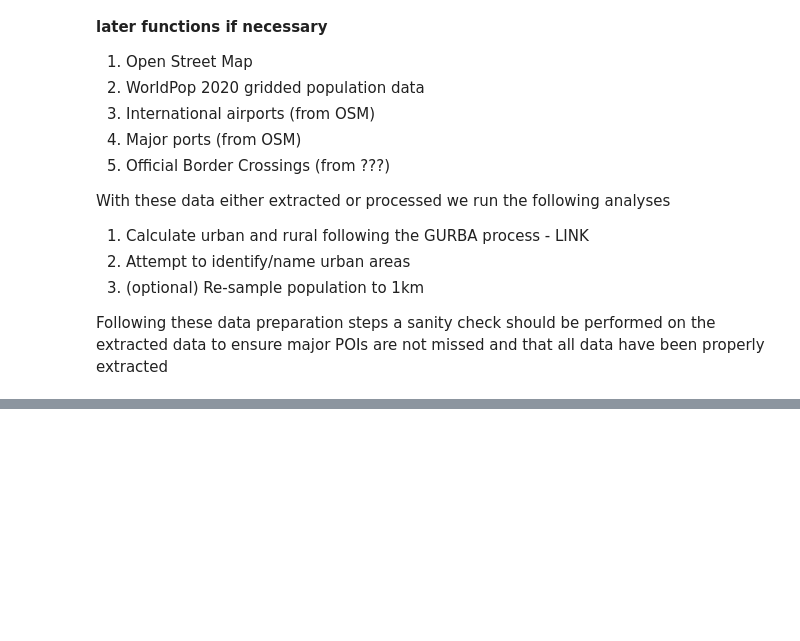
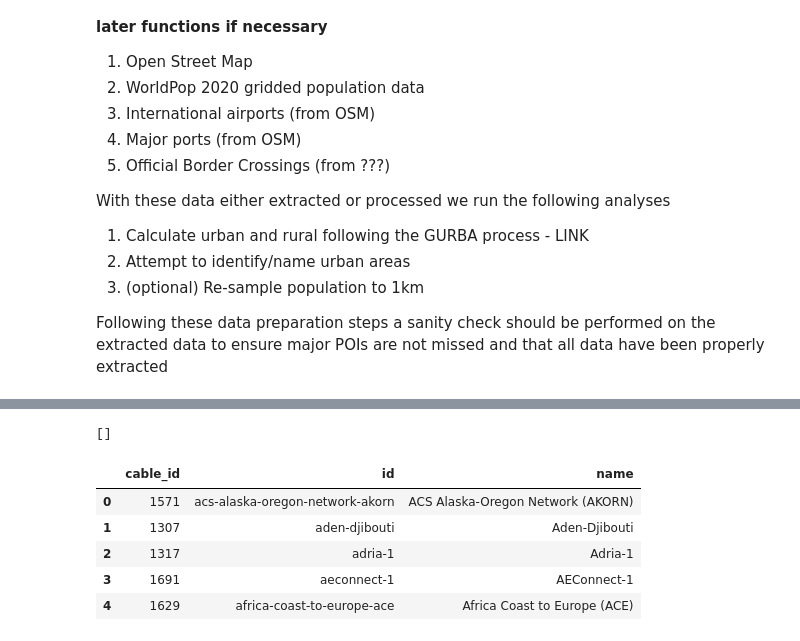
Before and after one commit to worldbank/INFRA_SAP, a Jupyter notebook: Notebooks/DP_INFRA_GLO_B__DataPreparation.ipynb, the cells around one changed output, grey strips where cells are left out. Drawn from its saved outputs; the diff is of its cells as text; code cells hidden in the pictures; blank space fills up the shorter version.

```diff
--- a/Notebooks/DP_INFRA_GLO_B__DataPreparation.ipynb
+++ b/Notebooks/DP_INFRA_GLO_B__DataPreparation.ipynb
@@ -59,0 +273,21 @@ wp_dataset = ""
+# %%
+h.bridges
+# %% [output]
+[]
+# %%
+import json
+#Process submarine cables
+submarine_cable_file = "/home/public/Data/GLOBAL/INFRA/SUBMARINE_CABLES/all_submarine_cables.json"
+inS = pd.read_json(submarine_cable_file)
+
+submarine_cable_file_geo = "/home/public/Data/GLOBAL/INFRA/SUBMARINE_CABLES/all_submarine_cables_geo.json"
+inS_geo = gpd.read_file(submarine_cable_file_geo)
+# %%
+inS.head()
+# %% [output]
+|  | cable_id | id | name |
+| 0 | 1571 | acs-alaska-oregon-network-akorn | ACS Alaska-Oregon Network (AKORN) |
+| 1 | 1307 | aden-djibouti | Aden-Djibouti |
+| 2 | 1317 | adria-1 | Adria-1 |
+| 3 | 1691 | aeconnect-1 | AEConnect-1 |
+| 4 | 1629 | africa-coast-to-europe-ace | Africa Coast to Europe (ACE) |
```
Also changed, not shown: parts of 22 cells of this notebook, 8 other files.
